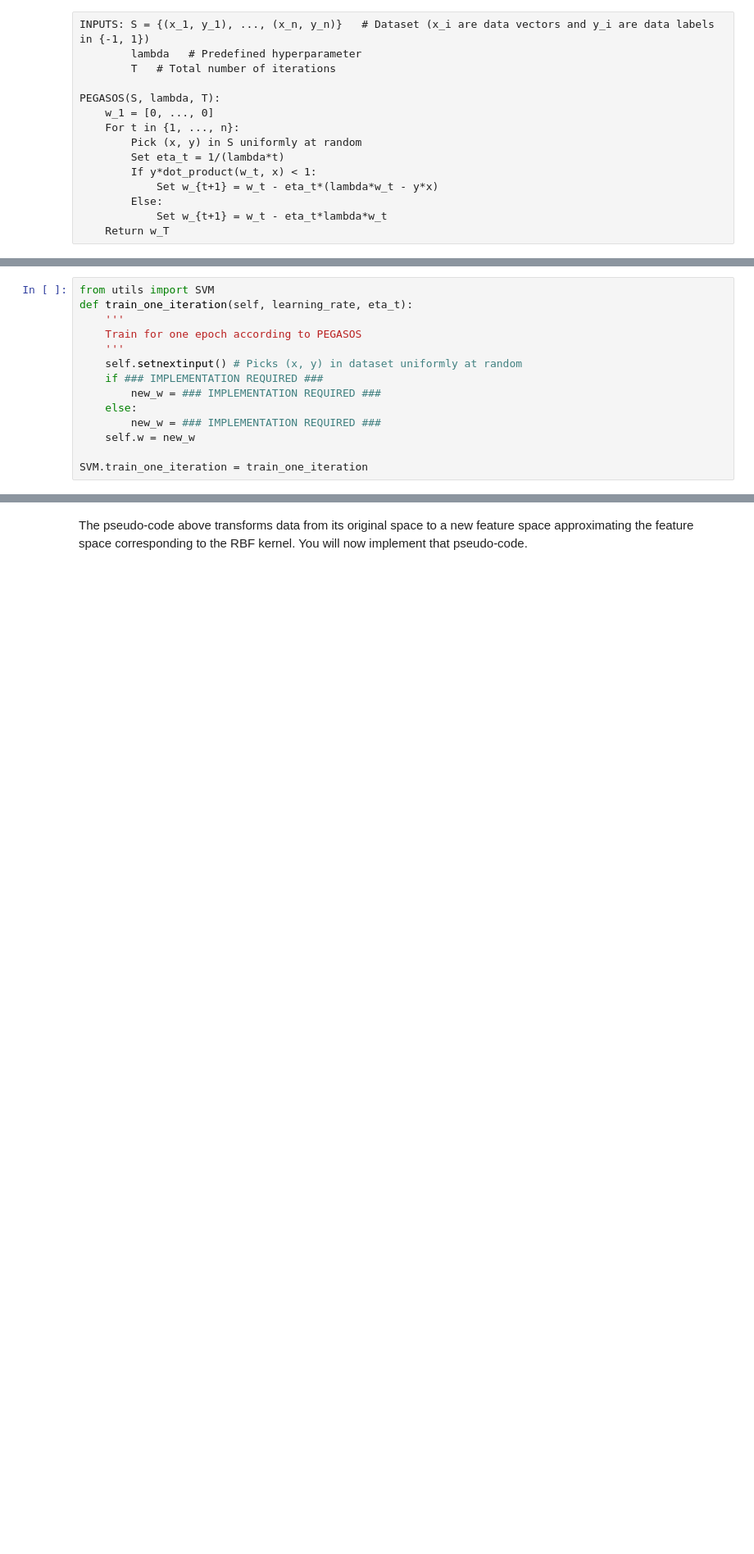
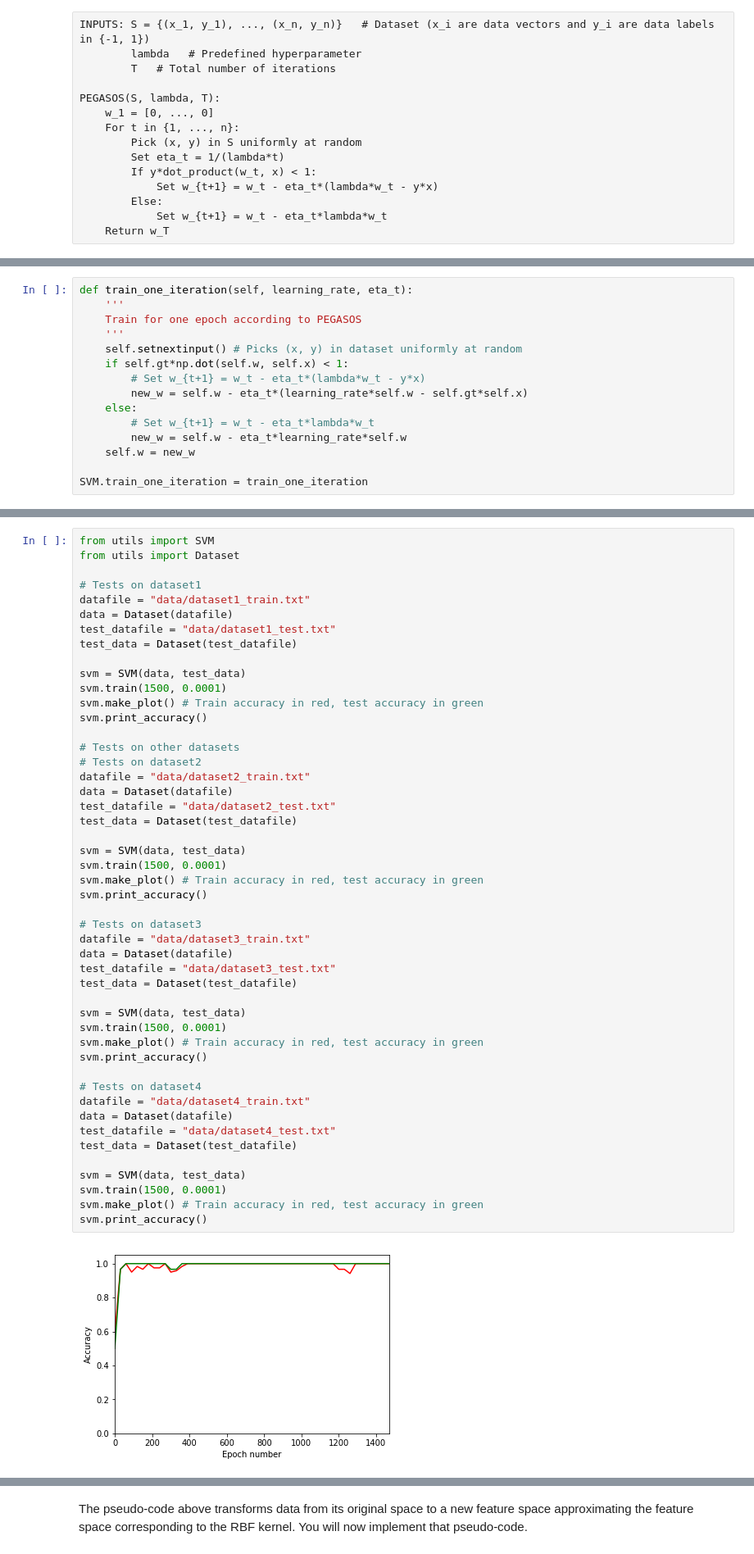
Before and after one commit to weichuan41/MALIS, a Jupyter notebook: LAB_3/lab3_svm_students.ipynb, the cells around one changed output, grey strips where cells are left out. Shown: that part at 82% size. Drawn from its saved outputs; the diff is of its cells as text; blank space fills up the shorter version.

```diff
--- a/LAB_3/lab3_svm_students.ipynb
+++ b/LAB_3/lab3_svm_students.ipynb
@@ -88,14 +109,15 @@ Complete the following implementation of PEGASOS.
 # %%
-from utils import SVM
 def train_one_iteration(self, learning_rate, eta_t):
     '''
     Train for one epoch according to PEGASOS
     '''
     self.setnextinput() # Picks (x, y) in dataset uniformly at random
-    if ### IMPLEMENTATION REQUIRED ###
-        new_w = ### IMPLEMENTATION REQUIRED ###
+    if self.gt*np.dot(self.w, self.x) < 1:
+        # Set w_{t+1} = w_t - eta_t*(lambda*w_t - y*x)
+        new_w = self.w - eta_t*(learning_rate*self.w - self.gt*self.x)
     else:
-        new_w = ### IMPLEMENTATION REQUIRED ###
+        # Set w_{t+1} = w_t - eta_t*lambda*w_t
+        new_w = self.w - eta_t*learning_rate*self.w
     self.w = new_w
 
 SVM.train_one_iteration = train_one_iteration
@@ -124,0 +133,50 @@ Write your comments in this cell.
+# %%
+from utils import SVM
+from utils import Dataset
+
+# Tests on dataset1
+datafile = "data/dataset1_train.txt"
+data = Dataset(datafile)
+test_datafile = "data/dataset1_test.txt"
+test_data = Dataset(test_datafile)
+
+svm = SVM(data, test_data)
+svm.train(1500, 0.0001)
+svm.make_plot() # Train accuracy in red, test accuracy in green
+svm.print_accuracy()
+
+# Tests on other datasets
+# Tests on dataset2
+datafile = "data/dataset2_train.txt"
+data = Dataset(datafile)
+test_datafile = "data/dataset2_test.txt"
+test_data = Dataset(test_datafile)
+
+svm = SVM(data, test_data)
+svm.train(1500, 0.0001)
+svm.make_plot() # Train accuracy in red, test accuracy in green
+svm.print_accuracy()
+
+# Tests on dataset3
+datafile = "data/dataset3_train.txt"
+data = Dataset(datafile)
+test_datafile = "data/dataset3_test.txt"
+test_data = Dataset(test_datafile)
+
+svm = SVM(data, test_data)
+svm.train(1500, 0.0001)
+svm.make_plot() # Train accuracy in red, test accuracy in green
+svm.print_accuracy()
+
+# Tests on dataset4
+datafile = "data/dataset4_train.txt"
+data = Dataset(datafile)
+test_datafile = "data/dataset4_test.txt"
+test_data = Dataset(test_datafile)
+
+svm = SVM(data, test_data)
+svm.train(1500, 0.0001)
+svm.make_plot() # Train accuracy in red, test accuracy in green
+svm.print_accuracy()
+# %% [output]
+[figure, added]
```
Also changed, not shown: parts of 36 cells of this notebook, 2 other files.
